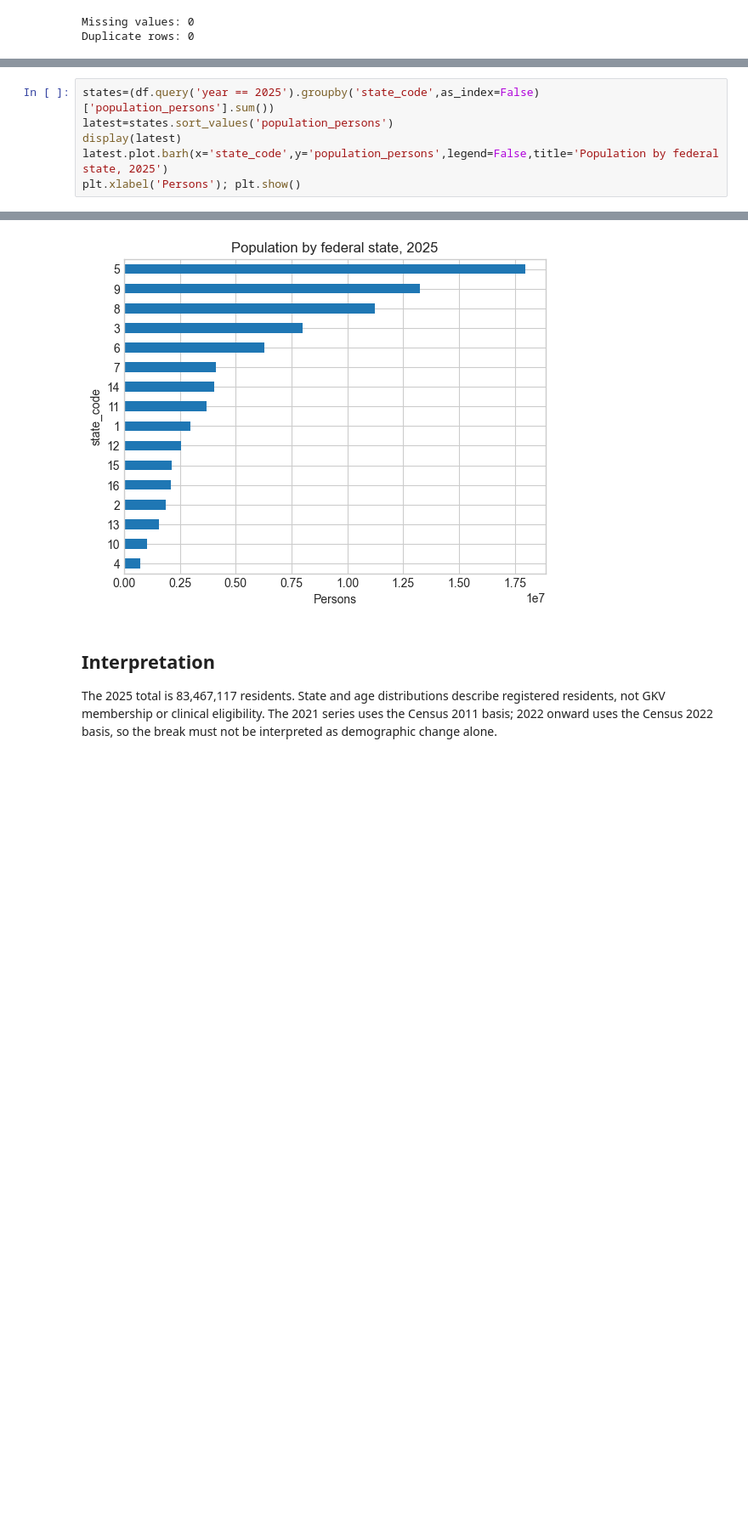
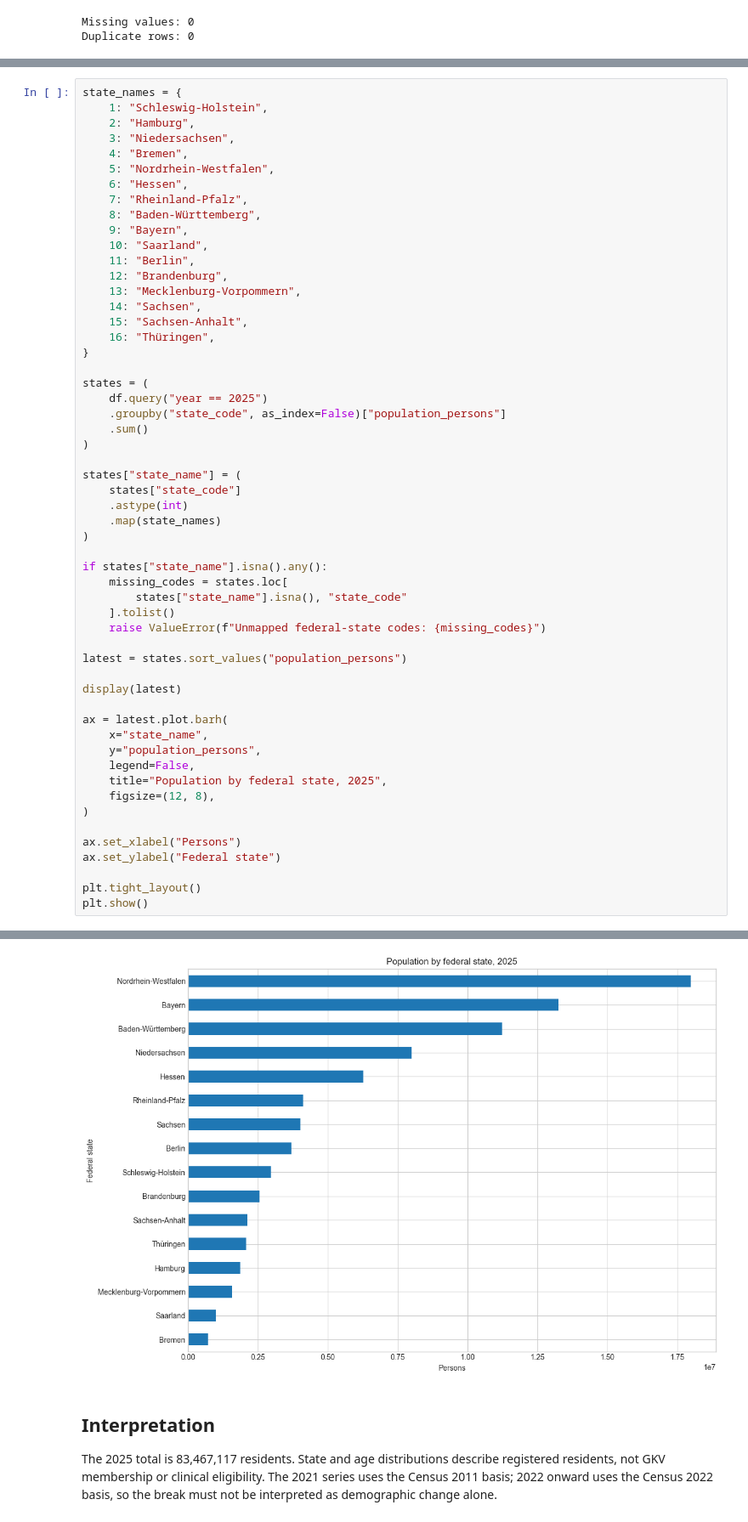
Before and after one commit to Eppingdbcode/glp1-germany-data-analysis, a Jupyter notebook: notebooks/03_population_analysis.ipynb, the cells around one changed output, grey strips where cells are left out. Shown at 85% size. Drawn from its saved outputs; the diff is of its cells as text; blank space fills up the shorter version.

Commit message:
fix: plot federal state names in population analysis

```diff
--- a/notebooks/03_population_analysis.ipynb
+++ b/notebooks/03_population_analysis.ipynb
@@ -81,9 +81,58 @@ year.plot(x='year',y='population_persons',marker='o',legend=False,title='German
 | 4 | 2025 | 83467117 |
 [figure]
 # %%
-states=(df.query('year == 2025').groupby('state_code',as_index=False)['population_persons'].sum())
-latest=states.sort_values('population_persons')
+state_names = {
+    1: "Schleswig-Holstein",
+    2: "Hamburg",
+    3: "Niedersachsen",
+    4: "Bremen",
+    5: "Nordrhein-Westfalen",
+    6: "Hessen",
+    7: "Rheinland-Pfalz",
+    8: "Baden-Württemberg",
+    9: "Bayern",
+    10: "Saarland",
+    11: "Berlin",
+    12: "Brandenburg",
+    13: "Mecklenburg-Vorpommern",
+    14: "Sachsen",
+    15: "Sachsen-Anhalt",
+    16: "Thüringen",
+}
+
+states = (
+    df.query("year == 2025")
+    .groupby("state_code", as_index=False)["population_persons"]
+    .sum()
+)
+
+states["state_name"] = (
+    states["state_code"]
+    .astype(int)
+    .map(state_names)
+)
+
+if states["state_name"].isna().any():
+    missing_codes = states.loc[
+        states["state_name"].isna(), "state_code"
+    ].tolist()
+    raise ValueError(f"Unmapped federal-state codes: {missing_codes}")
+
+latest = states.sort_values("population_persons")
+
 display(latest)
-latest.plot.barh(x='state_code',y='population_persons',legend=False,title='Population by federal state, 2025')
-plt.xlabel('Persons'); plt.show()
+
+ax = latest.plot.barh(
+    x="state_name",
+    y="population_persons",
+    legend=False,
+    title="Population by federal state, 2025",
+    figsize=(12, 8),
+)
+
+ax.set_xlabel("Persons")
+ax.set_ylabel("Federal state")
+
+plt.tight_layout()
+plt.show()
 # %% [output]
@@ -107,4 +156,4 @@ plt.xlabel('Persons'); plt.show()
-[figure, old version]
+[figure, new version]
 # %% [markdown]
 ## Interpretation
 
```
Also changed, not shown: parts of 2 cells of this notebook, 1 other file.
